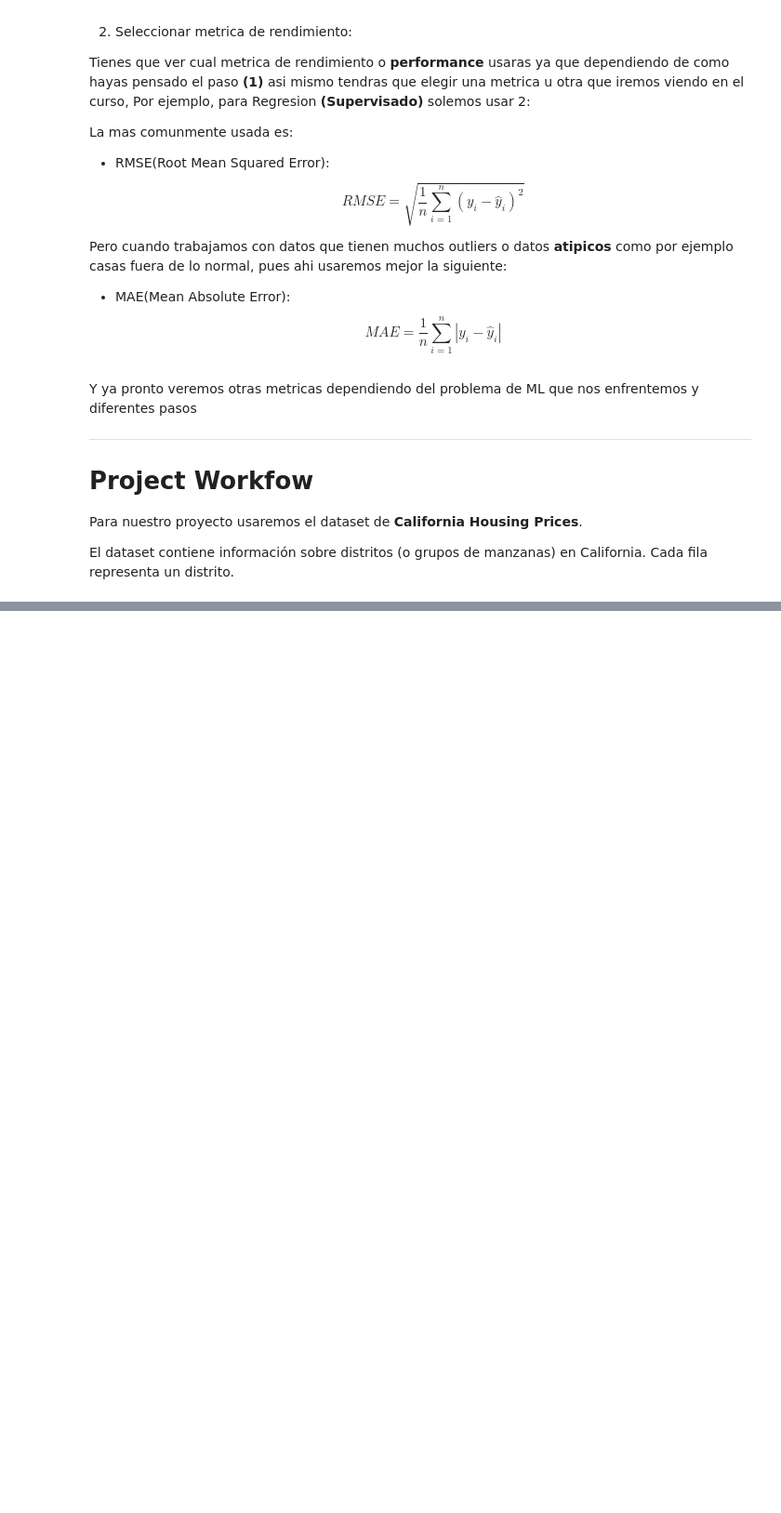
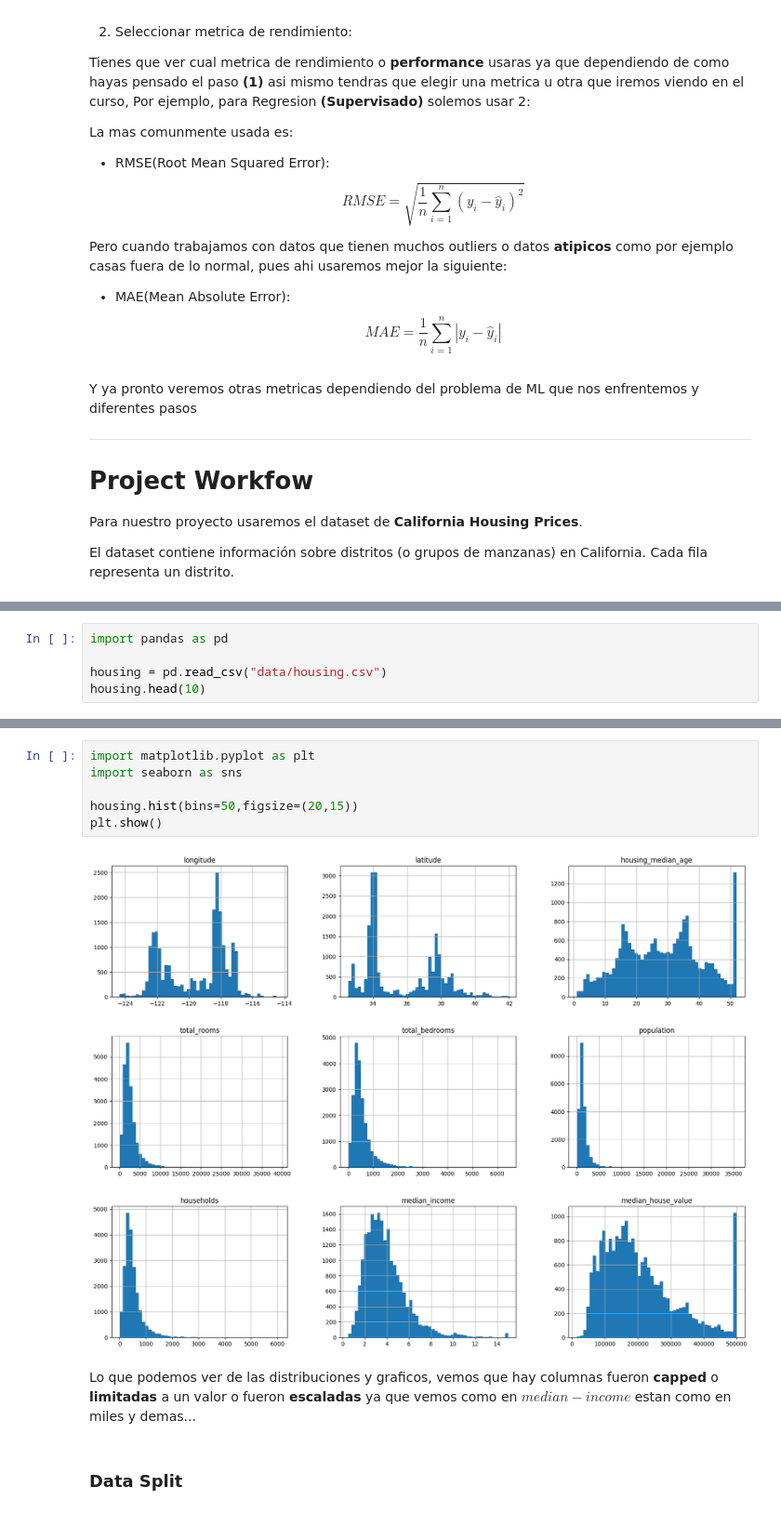
Before and after one commit to pxtroniwnl/machine-learning, a Jupyter notebook: End-to-end-ml-02.ipynb, the cells around one changed output, grey strips where cells are left out. Shown at 93% size. Drawn from its saved outputs; the diff is of its cells as text; blank space fills up the shorter version.

```diff
--- a/End-to-end-ml-02.ipynb
+++ b/End-to-end-ml-02.ipynb
@@ -35,0 +40,5 @@ El dataset contiene información sobre distritos (o grupos de manzanas) en Calif
+# %%
+import pandas as pd
+
+housing = pd.read_csv("data/housing.csv")
+housing.head(10)
@@ -35,0 +91,12 @@ El dataset contiene información sobre distritos (o grupos de manzanas) en Calif
+# %%
+import matplotlib.pyplot as plt
+import seaborn as sns
+
+housing.hist(bins=50,figsize=(20,15))
+plt.show()
+# %% [output]
+[figure, added]
+# %% [markdown]
+Lo que podemos ver de las distribuciones y graficos, vemos que hay columnas fueron **capped** o **limitadas** a un valor o fueron **escaladas** ya que vemos como en $median-income$ estan como en miles y demas...
+# %% [markdown]
+### Data Split
```
Also changed, not shown: parts of 73 cells of this notebook.
